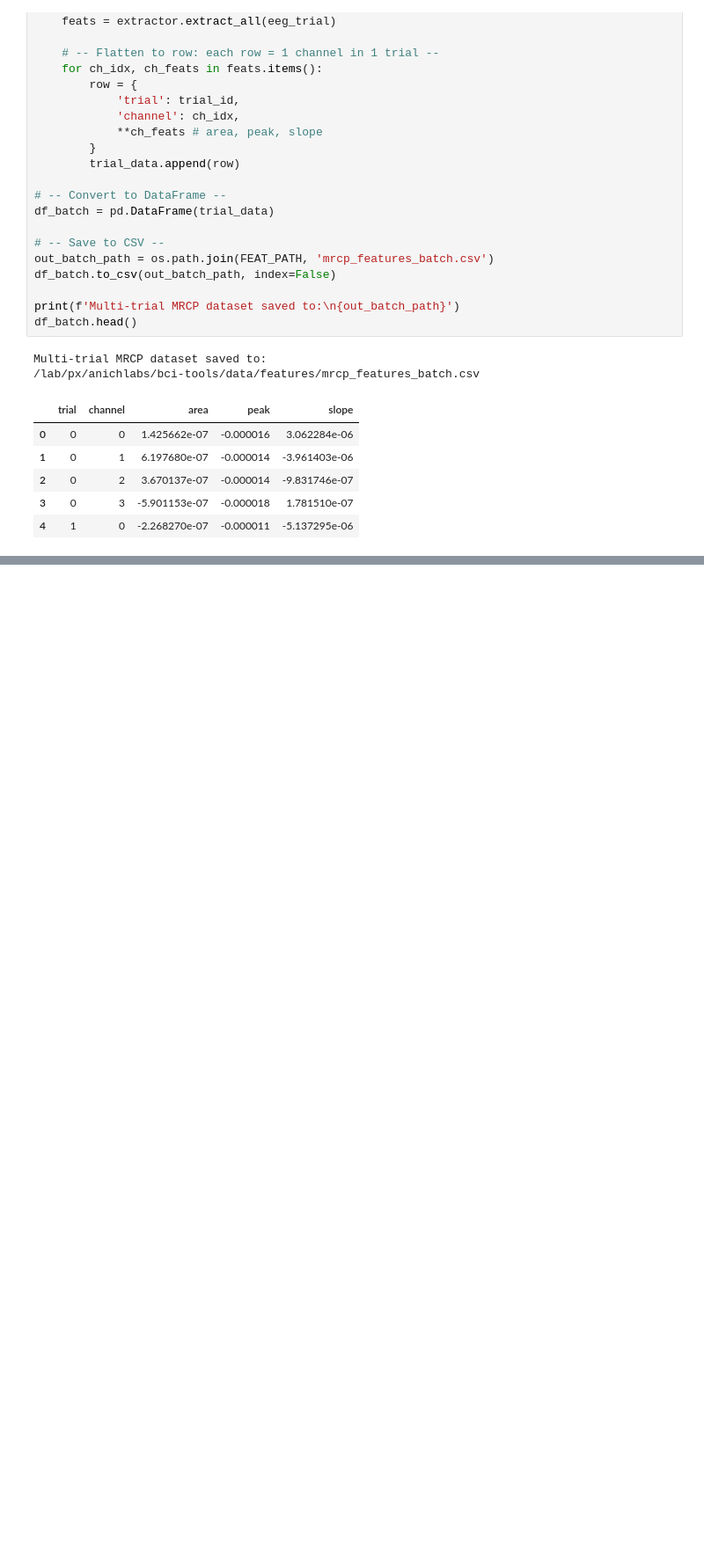
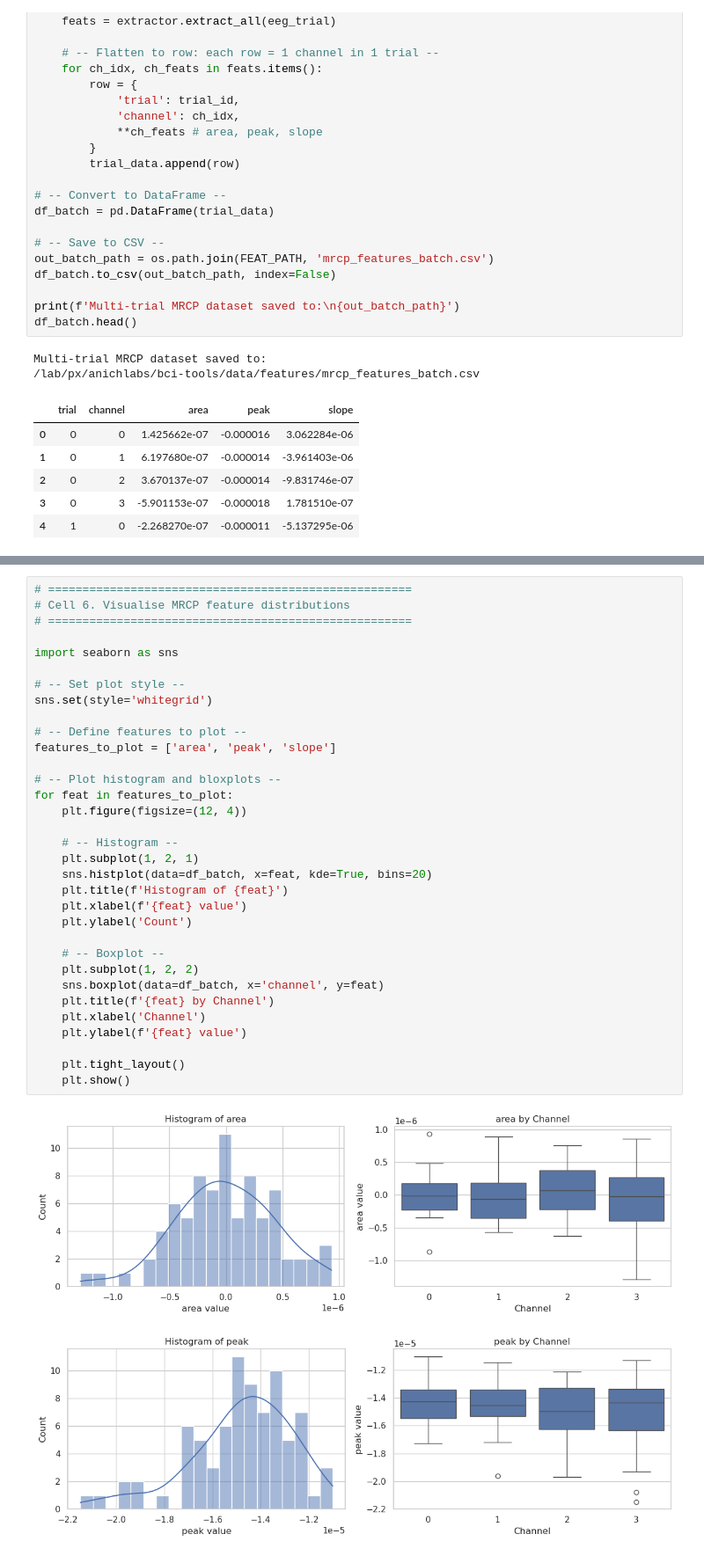
Before and after one commit to anichlabs/bci-tools, a Jupyter notebook: notebooks/01_Extract_MRCP_Features.ipynb, the cells around one changed output, grey strips where cells are left out. Shown: that part at 88% size. Saved outputs shown, nothing was run; the diff lists cells and outputs as text; blank space fills up the shorter version.

Commit message:
'Visualising MRCP feature distributions'

```diff
--- a/notebooks/01_Extract_MRCP_Features.ipynb
+++ b/notebooks/01_Extract_MRCP_Features.ipynb
@@ -229,0 +237,36 @@ Multi-trial MRCP dataset saved to:
+# %%
+# =====================================================
+# Cell 6. Visualise MRCP feature distributions
+# =====================================================
+
+import seaborn as sns
+
+# -- Set plot style --
+sns.set(style='whitegrid')
+
+# -- Define features to plot --
+features_to_plot = ['area', 'peak', 'slope']
+
+# -- Plot histogram and bloxplots --
+for feat in features_to_plot:
+    plt.figure(figsize=(12, 4))
+
+    # -- Histogram --
+    plt.subplot(1, 2, 1)
+    sns.histplot(data=df_batch, x=feat, kde=True, bins=20)
+    plt.title(f'Histogram of {feat}')
+    plt.xlabel(f'{feat} value')
+    plt.ylabel('Count')
+
+    # -- Boxplot --
+    plt.subplot(1, 2, 2)
+    sns.boxplot(data=df_batch, x='channel', y=feat)
+    plt.title(f'{feat} by Channel')
+    plt.xlabel('Channel')
+    plt.ylabel(f'{feat} value')
+
+    plt.tight_layout()
+    plt.show()
+# %% [output]
+[figure, added]
+[figure, added]
```
Also changed, not shown: parts of 2 cells of this notebook.
